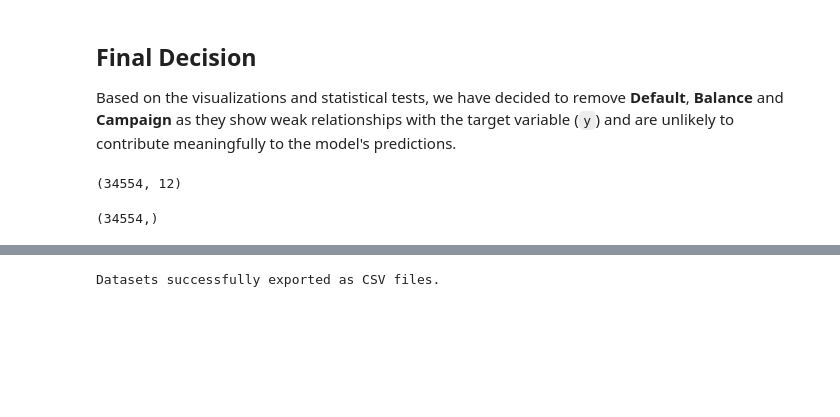
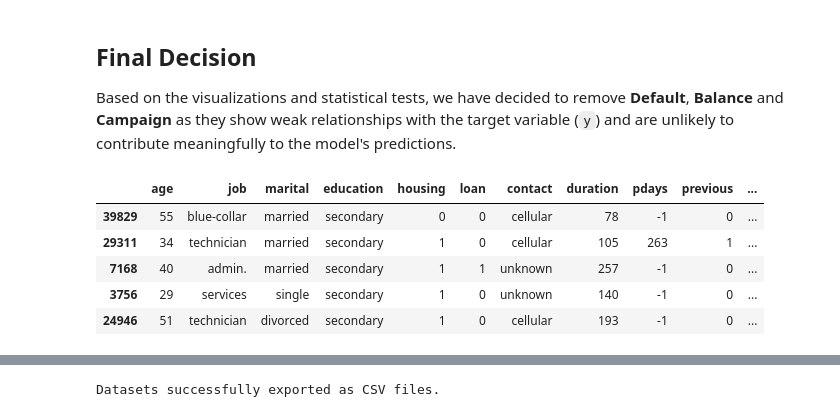
Before and after one commit to filipecorreia23/Bank-Term-Deposit-Prediction, a Jupyter notebook: notebooks/01. project-description-&-data-preparation-&-EDA.ipynb, the cells around one changed output, grey strips where cells are left out. Drawn from its saved outputs; the diff is of its cells as text; code cells hidden in the pictures; blank space fills up the shorter version.

```diff
--- a/notebooks/01. project-description-&-data-preparation-&-EDA.ipynb
+++ b/notebooks/01. project-description-&-data-preparation-&-EDA.ipynb
@@ -1243,13 +1243,12 @@ X_train= X_train.drop(columns=['balance','default','campaign'])
 X_test= X_test.drop(columns=['balance','default','campaign'])
 # %%
 X_train.head()
-X_train.shape
 # %% [output]
-(34554, 12)
+|  | age | job | marital | education | housing | loan | contact | duration | pdays | previous | ... |
+| 39829 | 55 | blue-collar | married | secondary | 0 | 0 | cellular | 78 | -1 | 0 | ... |
+| 29311 | 34 | technician | married | secondary | 1 | 0 | cellular | 105 | 263 | 1 | ... |
+| 7168 | 40 | admin. | married | secondary | 1 | 1 | unknown | 257 | -1 | 0 | ... |
+| 3756 | 29 | services | single | secondary | 1 | 0 | unknown | 140 | -1 | 0 | ... |
+| 24946 | 51 | technician | divorced | secondary | 1 | 0 | cellular | 193 | -1 | 0 | ... |
-# %%
-y_train.head()
-y_train.shape
-# %% [output]
-(34554,)
 # %%
 X_test.head()
```
Also changed, not shown: parts of 8 cells of this notebook.
